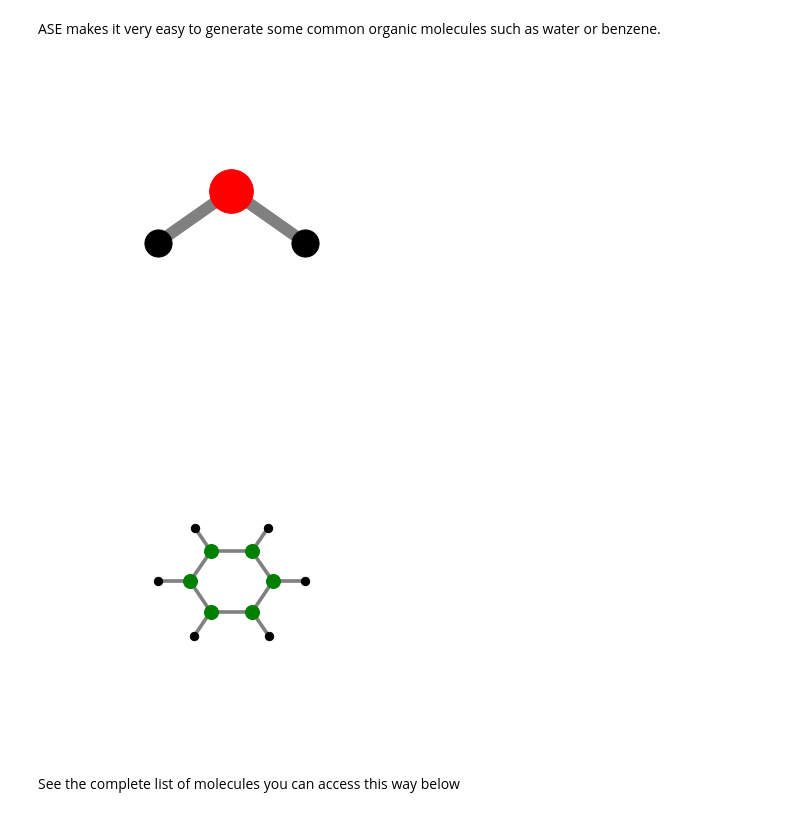
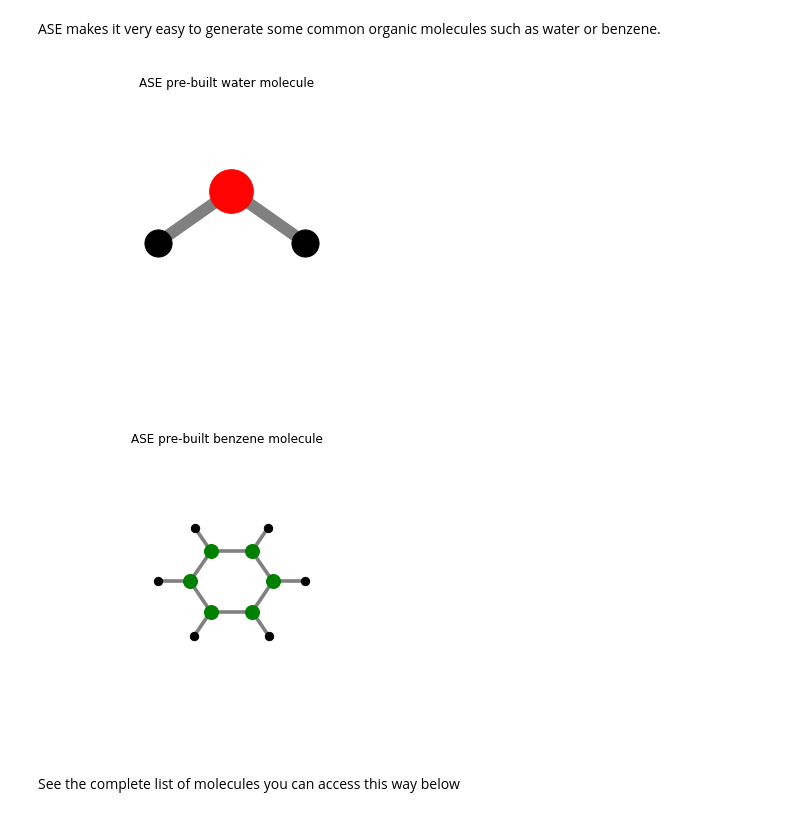
Before and after one commit to alvarovm/minigap, a Jupyter notebook: notebooks/ASE_Atoms_and_Molecular_Dynamics.ipynb, the cells around one changed output. Saved outputs shown, nothing was run; the diff lists cells and outputs as text; code cells hidden in the pictures.

```diff
--- a/notebooks/ASE_Atoms_and_Molecular_Dynamics.ipynb
+++ b/notebooks/ASE_Atoms_and_Molecular_Dynamics.ipynb
@@ -22,16 +22,14 @@ from ase import build
 ASE makes it very easy to generate some common organic molecules such as water or benzene.
 # %%
 water = build.molecule("H2O")
-water_plot = Structure3DPlot(water)
-water_plot.SetVisualParameters(elevation=0)
-water_plot.Plot();
+Structure3DPlot(water, elevation=0, title = "ASE pre-built water molecule").Plot();
 # %% [output]
-[figure, old version]
+[figure, new version]
 # %%
 benzene = build.molecule("C6H6")
-benzene_plot = Structure3DPlot(benzene).Plot();
+Structure3DPlot(benzene, title = "ASE pre-built benzene molecule").Plot();
 # %% [output]
-[figure, old version]
+[figure, new version]
 # %% [markdown]
 See the complete list of molecules you can access this way below
 # %%
```
Also changed, not shown: parts of 15 cells of this notebook, 15 other files.
